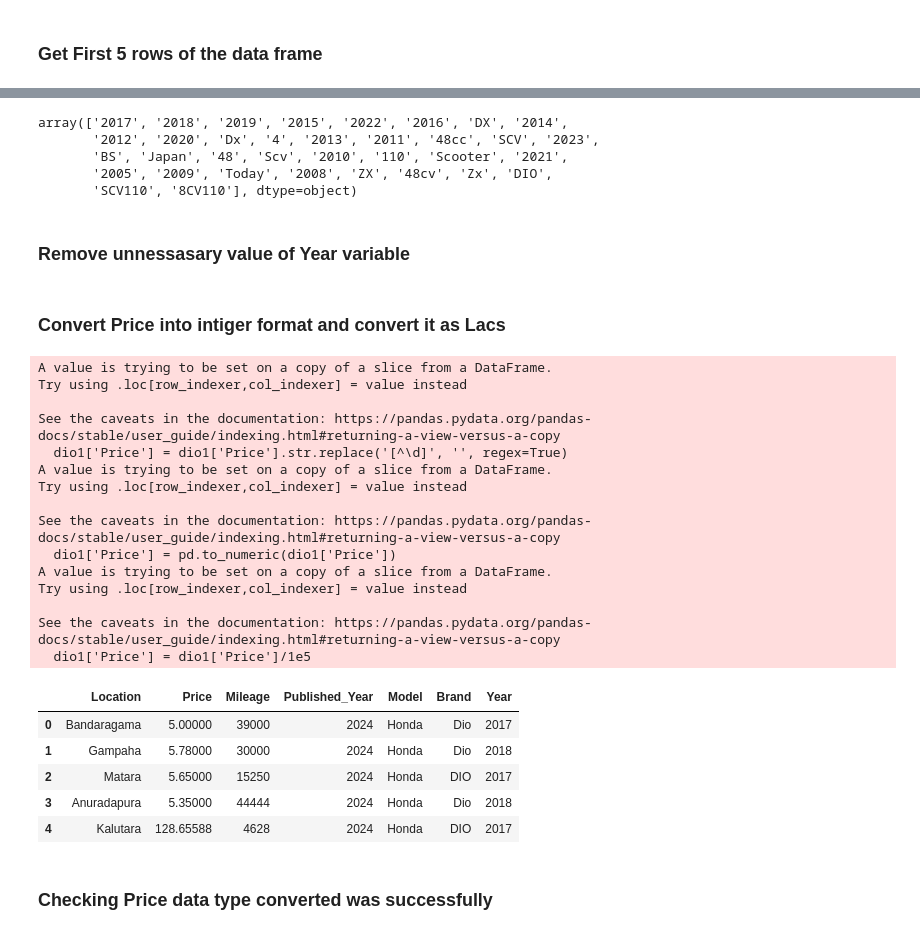
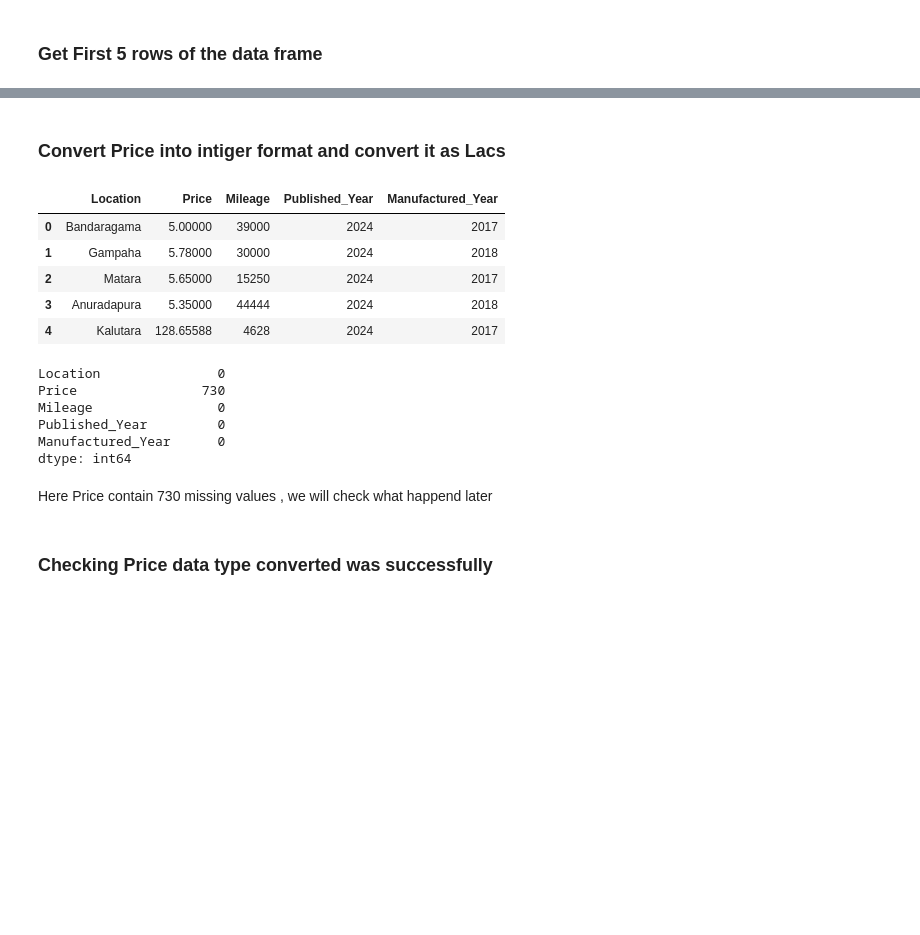
Before and after one commit to isurumadhushan24572/Used-Motor-Bike-Price-Recomendation, a Jupyter notebook: Implementation/Honda.ipynb, the cells around one changed output, grey strips where cells are left out. Cells and saved outputs as stored; diff of their text form; code cells hidden in the pictures; blank space fills up the shorter version.

```diff
--- a/Implementation/Honda.ipynb
+++ b/Implementation/Honda.ipynb
@@ -90,7 +94,11 @@ dio["Published_Year"]=pd.to_datetime(dio["Date"]).dt.year
+# %%
+def extract_year(text):
+    year = re.findall(r'\b\d{4}\b', text)
+    return year[0] if year else None
+
+# Apply the function to the 'Title' column to create 'Year' column
+dio['Manufactured_Year'] = dio['Title'].apply(extract_year)
 # %%
-dio["Model"]=dio["Title"].str.split().str[0]
-dio["Brand"]=dio["Title"].str.split().str[1]
-dio["Year"]=dio["Title"].str.split().str[2]
 
 dio.drop(["Title","Date"],axis=1,inplace=True)  # drop Title and Date column permanatly
 # %% [markdown]
@@ -135,10 +138,0 @@ dio.head()
-# %%
-dio["Year"].unique()
-# %% [output]
-array(['2017', '2018', '2019', '2015', '2022', '2016', 'DX', '2014',
-       '2012', '2020', 'Dx', '4', '2013', '2011', '48cc', 'SCV', '2023',
-       'BS', 'Japan', '48', 'Scv', '2010', '110', 'Scooter', '2021',
-       '2005', '2009', 'Today', '2008', 'ZX', '48cv', 'Zx', 'DIO',
-       'SCV110', '8CV110'], dtype=object)
-# %% [markdown]
-### Remove unnessasary value of Year variable
@@ -148,33 +139,35 @@ dio1=dio[~dio["Year"].isin(["DX",'Dx','4','48cc', 'SCV','BS', 'Japan', '48', 'Sc
+# %%
+dio["Manufactured_Year"].unique()
+years_to_remove = ['2001', '2005', '2008']
+
+# Filtering the DataFrame
+dio = dio[~dio['Manufactured_Year'].isin(years_to_remove)]
 # %% [markdown]
 ### Convert Price into intiger format and convert it as Lacs
 # %%
-dio1['Price'] = dio1['Price'].str.replace('[^\d]', '', regex=True)
+dio['Price'] = dio['Price'].str.replace('[^\d]', '', regex=True)
 # Convert the column to numeric type
-dio1['Price'] = pd.to_numeric(dio1['Price'])
-dio1['Price'] = dio1['Price']/1e5
-dio1.head()
+dio['Price'] = pd.to_numeric(dio['Price'])
+dio['Price'] = dio['Price']/ 100000
+dio.head()
 # %% [output]
-A value is trying to be set on a copy of a slice from a DataFrame.
-Try using .loc[row_indexer,col_indexer] = value instead
-
-See the caveats in the documentation: https://pandas.pydata.org/pandas-docs/stable/user_guide/indexing.html#returning-a-view-versus-a-copy
-  dio1['Price'] = dio1['Price'].str.replace('[^\d]', '', regex=True)
-A value is trying to be set on a copy of a slice from a DataFrame.
-Try using .loc[row_indexer,col_indexer] = value instead
-
-See the caveats in the documentation: https://pandas.pydata.org/pandas-docs/stable/user_guide/indexing.html#returning-a-view-versus-a-copy
-  dio1['Price'] = pd.to_numeric(dio1['Price'])
-A value is trying to be set on a copy of a slice from a DataFrame.
-Try using .loc[row_indexer,col_indexer] = value instead
-
-See the caveats in the documentation: https://pandas.pydata.org/pandas-docs/stable/user_guide/indexing.html#returning-a-view-versus-a-copy
-  dio1['Price'] = dio1['Price']/1e5
-|  | Location | Price | Mileage | Published_Year | Model | Brand | Year |
-| 0 | Bandaragama | 5.00000 | 39000 | 2024 | Honda | Dio | 2017 |
-| 1 | Gampaha | 5.78000 | 30000 | 2024 | Honda | Dio | 2018 |
-| 2 | Matara | 5.65000 | 15250 | 2024 | Honda | DIO | 2017 |
-| 3 | Anuradapura | 5.35000 | 44444 | 2024 | Honda | Dio | 2018 |
-| 4 | Kalutara | 128.65588 | 4628 | 2024 | Honda | DIO | 2017 |
+|  | Location | Price | Mileage | Published_Year | Manufactured_Year |
+| 0 | Bandaragama | 5.00000 | 39000 | 2024 | 2017 |
+| 1 | Gampaha | 5.78000 | 30000 | 2024 | 2018 |
+| 2 | Matara | 5.65000 | 15250 | 2024 | 2017 |
+| 3 | Anuradapura | 5.35000 | 44444 | 2024 | 2018 |
+| 4 | Kalutara | 128.65588 | 4628 | 2024 | 2017 |
+# %%
+dio.isnull().sum()
+# %% [output]
+Location               0
+Price                730
+Mileage                0
+Published_Year         0
+Manufactured_Year      0
+dtype: int64
+# %% [markdown]
+Here Price contain 730 missing values , we will check what happend later
 # %% [markdown]
 ### Checking Price data type converted was successfully
 # %%
```
Also changed, not shown: parts of 132 cells of this notebook, 10 other files.
